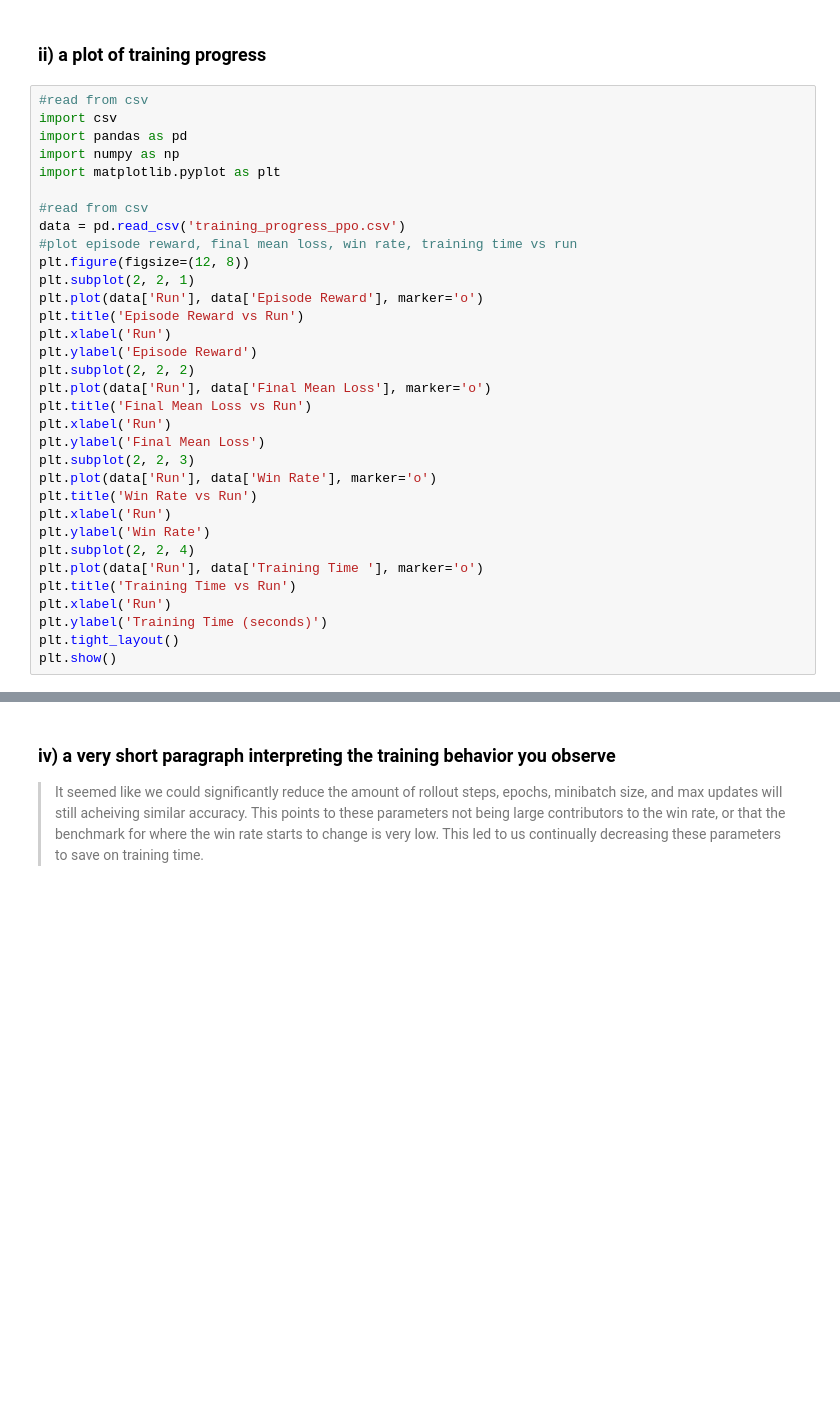
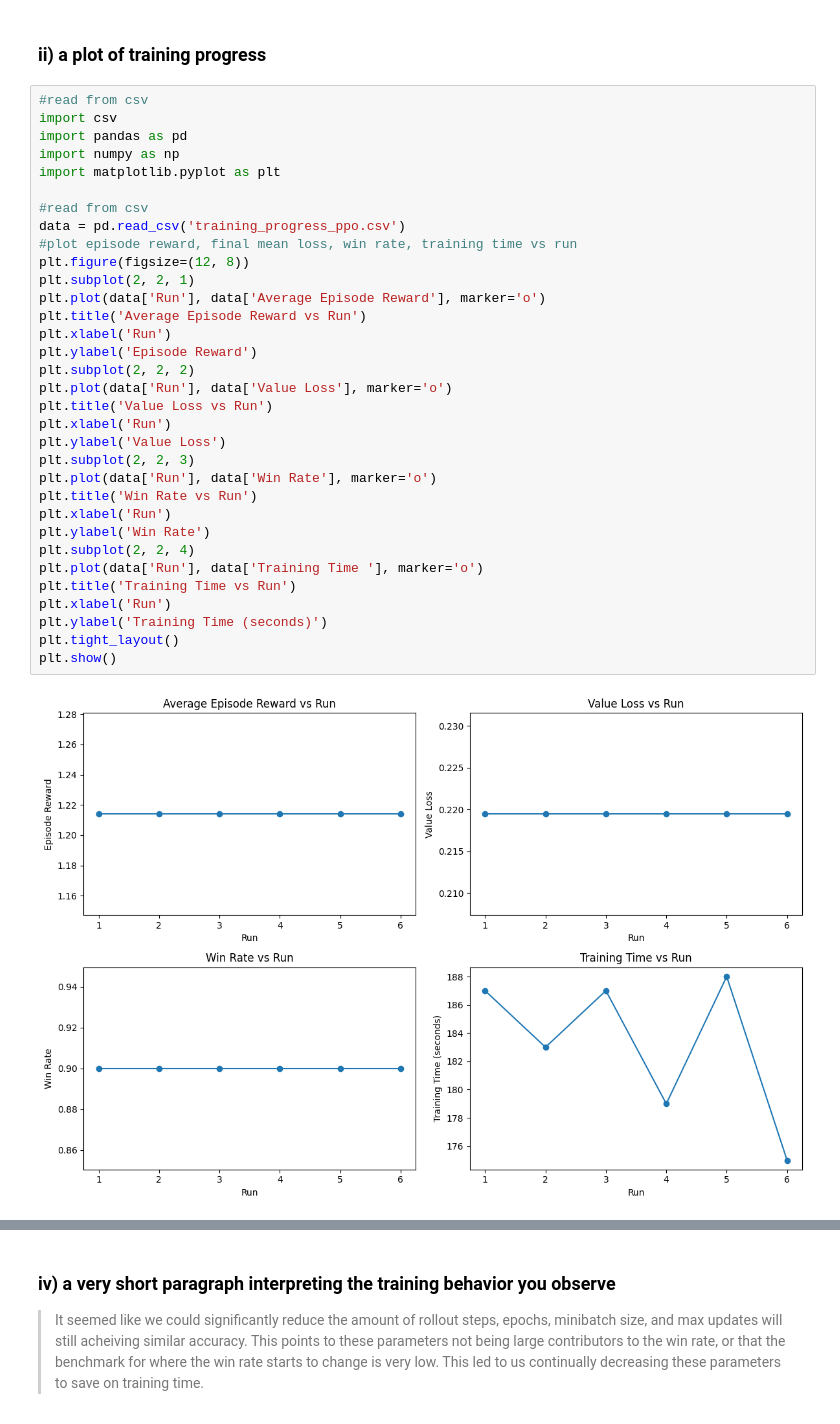
Before and after one commit to xeniachen-01/142b-hw4, a Jupyter notebook: hw4.ipynb, the cells around one changed output, grey strips where cells are left out. Cells and saved outputs as stored; diff of their text form; blank space fills up the shorter version.

```diff
--- a/hw4.ipynb
+++ b/hw4.ipynb
@@ -68,35 +68,37 @@ During training we focused on tuning the learning rate, replay buffer capacity,
 # %%
 #read from csv
 import csv
 import pandas as pd
 import numpy as np
 import matplotlib.pyplot as plt
 
 #read from csv
 data = pd.read_csv('training_progress_ppo.csv')
 #plot episode reward, final mean loss, win rate, training time vs run
 plt.figure(figsize=(12, 8))
 plt.subplot(2, 2, 1)
-plt.plot(data['Run'], data['Episode Reward'], marker='o')
-plt.title('Episode Reward vs Run')
+plt.plot(data['Run'], data['Average Episode Reward'], marker='o')
+plt.title('Average Episode Reward vs Run')
 plt.xlabel('Run')
 plt.ylabel('Episode Reward')
 plt.subplot(2, 2, 2)
-plt.plot(data['Run'], data['Final Mean Loss'], marker='o')
-plt.title('Final Mean Loss vs Run')
+plt.plot(data['Run'], data['Value Loss'], marker='o')
+plt.title('Value Loss vs Run')
 plt.xlabel('Run')
-plt.ylabel('Final Mean Loss')
+plt.ylabel('Value Loss')
 plt.subplot(2, 2, 3)
 plt.plot(data['Run'], data['Win Rate'], marker='o')
 plt.title('Win Rate vs Run')
 plt.xlabel('Run')
 plt.ylabel('Win Rate')
 plt.subplot(2, 2, 4)
 plt.plot(data['Run'], data['Training Time '], marker='o')
 plt.title('Training Time vs Run')
 plt.xlabel('Run')
 plt.ylabel('Training Time (seconds)')
 plt.tight_layout()
 plt.show()
+# %% [output]
+[figure, added]
 # %% [markdown]
 ### iii) your final win rate against the random opponent and the training time required to reach it
```
Also changed, not shown: parts of 1 cell of this notebook, 2 other files.
